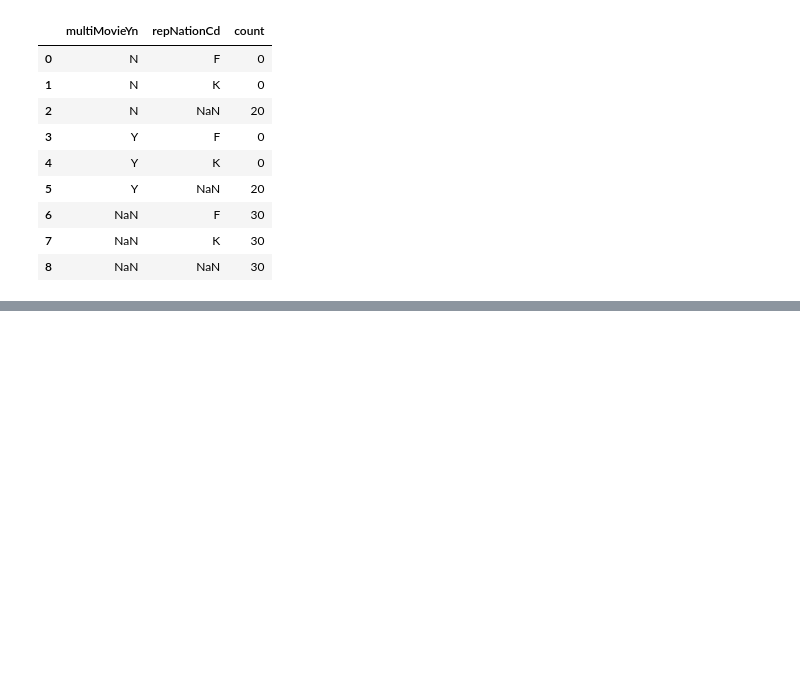
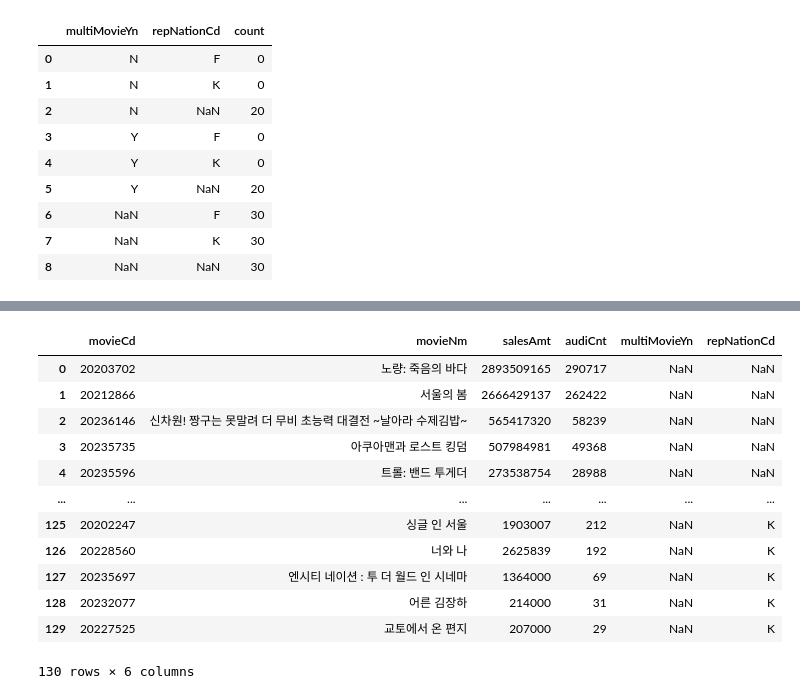
Before and after one commit to stundrg/myairflow, a Jupyter notebook: Untitled.ipynb, the cells around one changed output, grey strips where cells are left out. Drawn from its saved outputs; the diff is of its cells as text; code cells hidden in the pictures; blank space fills up the shorter version.

```diff
--- a/Untitled.ipynb
+++ b/Untitled.ipynb
@@ -30,0 +52,32 @@ Index(['rnum', 'rank', 'rankInten', 'rankOldAndNew', 'movieCd', 'movieNm',
+# %%
+def col_drop_movie_data(df):
+    df = df.copy()  # ✅ 원본과 독립적인 복사본 생성
+
+    # ✅ 필요 없는 컬럼 제거
+    cols_to_drop = [
+        'rnum', 'rank', 'rankInten', 'rankOldAndNew', 'openDt',
+        'salesShare', 'salesInten', 'salesChange', 'salesAcc',
+        'audiInten', 'audiChange', 'audiAcc',
+        'scrnCnt', 'showCnt'
+    ]
+
+    # ✅ df에 있는 컬럼만 제거 (혹시 일부 컬럼이 없을 경우 대비)
+    df.drop(columns=[col for col in cols_to_drop if col in df.columns], inplace=True)
+    return df
+# %%
+df_copies = col_drop_movie_data(df)
+df_copies
+# %% [output]
+|  | movieCd | movieNm | salesAmt | audiCnt | multiMovieYn | repNationCd |
+| 0 | 20203702 | 노량: 죽음의 바다 | 2893509165 | 290717 | NaN | NaN |
+| 1 | 20212866 | 서울의 봄 | 2666429137 | 262422 | NaN | NaN |
+| 2 | 20236146 | 신차원! 짱구는 못말려 더 무비 초능력 대결전 ~날아라 수제김밥~ | 565417320 | 58239 | NaN | NaN |
+| 3 | 20235735 | 아쿠아맨과 로스트 킹덤 | 507984981 | 49368 | NaN | NaN |
+| 4 | 20235596 | 트롤: 밴드 투게더 | 273538754 | 28988 | NaN | NaN |
+| ... | ... | ... | ... | ... | ... | ... |
+| 125 | 20202247 | 싱글 인 서울 | 1903007 | 212 | NaN | K |
+| 126 | 20228560 | 너와 나 | 2625839 | 192 | NaN | K |
+| 127 | 20235697 | 엔시티 네이션 : 투 더 월드 인 시네마 | 1364000 | 69 | NaN | K |
+| 128 | 20232077 | 어른 김장하 | 214000 | 31 | NaN | K |
+| 129 | 20227525 | 교토에서 온 편지 | 207000 | 29 | NaN | K |
+130 rows × 6 columns
```
Also changed, not shown: parts of 25 cells of this notebook, 5 other files.
